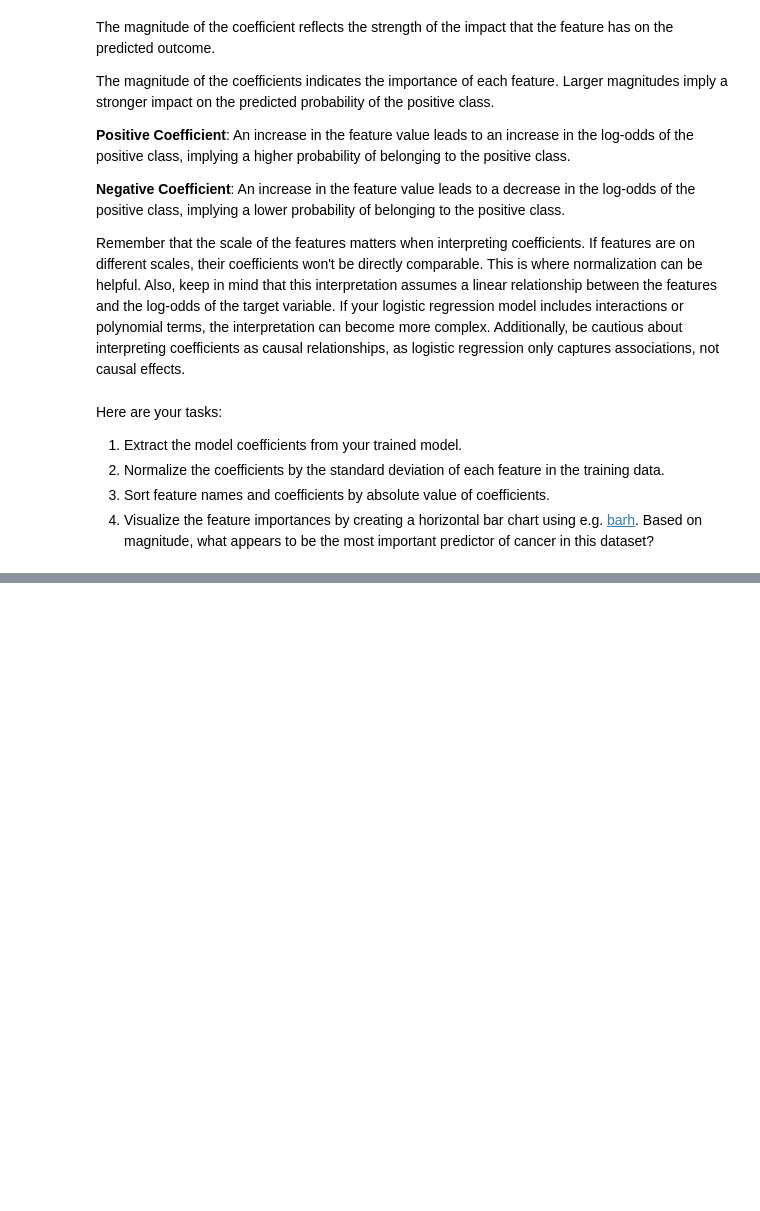
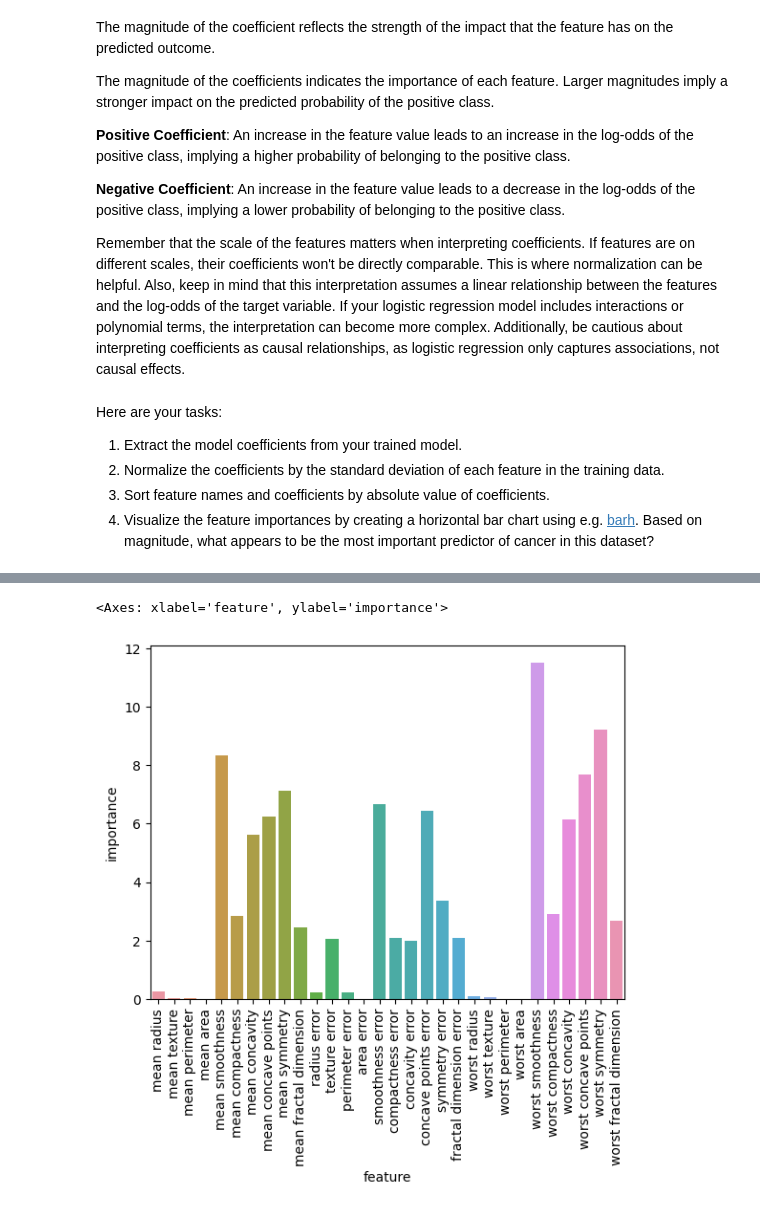
Before and after one commit to bdh777psu/UCSD-MLEBootcamp-Projects, a Jupyter notebook: Student_MLE_MiniProject_Logistic_Regression.ipynb, the cells around one changed output, grey strips where cells are left out. Drawn from its saved outputs; the diff is of its cells as text; code cells hidden in the pictures; blank space fills up the shorter version.

```diff
--- a/Student_MLE_MiniProject_Logistic_Regression.ipynb
+++ b/Student_MLE_MiniProject_Logistic_Regression.ipynb
@@ -193,2 +246,5 @@ Here are your tasks:
 # %%
 # Normalize the coefficients by the standard deviation
+feature_stds = np.std(X_train, axis=0)
+normalized_coefs = logr_model.coef_[0]/feature_stds
+normalized_coefs
@@ -198,0 +293,10 @@ Here are your tasks:
+# %%
+# Visualize feature importances
+df = pd.DataFrame({'feature': X.columns, 'importance': np.abs(normalized_coefs)})
+barplot = sns.barplot(x='feature', y='importance', data=df)
+for label in barplot.get_xticklabels():
+    label.set_rotation(90)
+barplot
+# %% [output]
+<Axes: xlabel='feature', ylabel='importance'>
+[figure, added]
```
Also changed, not shown: parts of 12 cells of this notebook.
